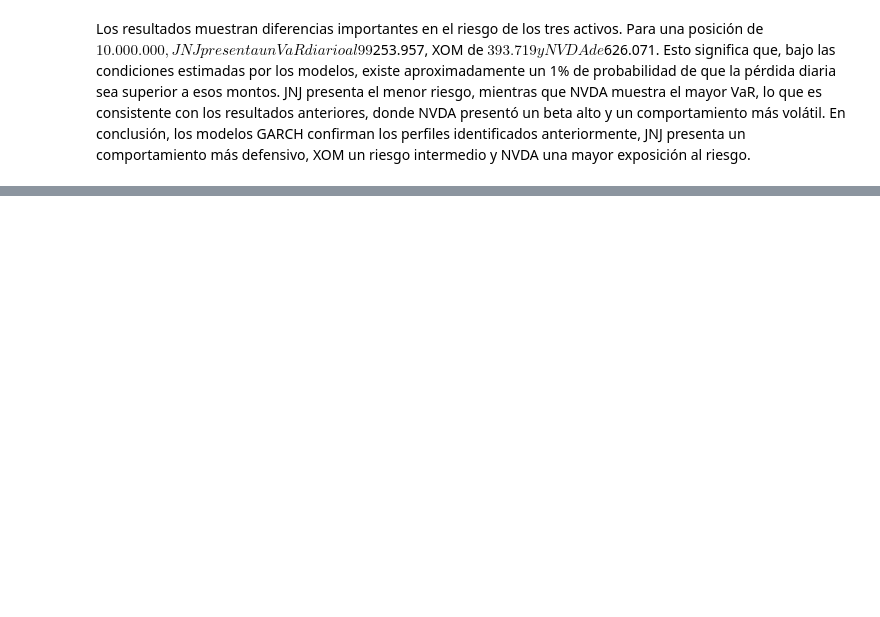
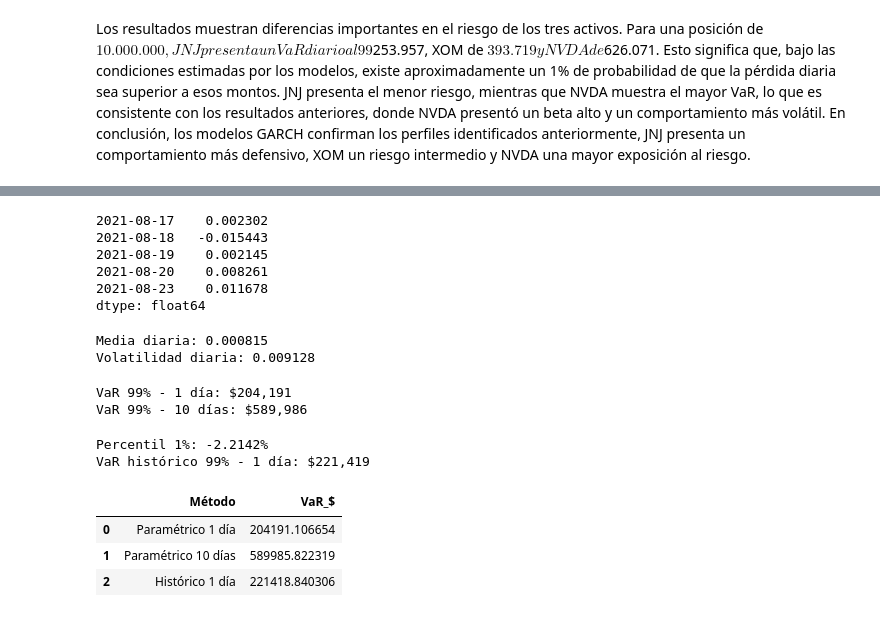
Before and after one commit to Antoniacifuentes/ds_finance_cifuentes, a Jupyter notebook: notebooks/hw7.ipynb, the cells around one changed output, grey strips where cells are left out. Cells and saved outputs as stored; diff of their text form; code cells hidden in the pictures; blank space fills up the shorter version.

```diff
--- a/notebooks/hw7.ipynb
+++ b/notebooks/hw7.ipynb
@@ -781,0 +784,79 @@ En conclusión, los modelos GARCH confirman los perfiles identificados anteriorm
+# %%
+pesos = np.array([
+    0.677040,
+    0.227289,
+    0.095672
+])
+
+activos = ["JNJ", "XOM", "NVDA"]
+
+ret_portafolio = retornos[activos].dot(pesos)
+
+ret_portafolio.head()
+# %% [output]
+2021-08-17    0.002302
+2021-08-18   -0.015443
+2021-08-19    0.002145
+2021-08-20    0.008261
+2021-08-23    0.011678
+dtype: float64
+# %%
+mu_port = ret_portafolio.mean()
+sigma_port = ret_portafolio.std()
+
+print(f"Media diaria: {mu_port:.6f}")
+print(f"Volatilidad diaria: {sigma_port:.6f}")
+# %% [output]
+Media diaria: 0.000815
+Volatilidad diaria: 0.009128
+# %%
+from scipy.stats import norm
+
+posicion = 10_000_000
+z = norm.ppf(0.99)
+
+var_1d_pct = z * sigma_port - mu_port
+var_1d = posicion * var_1d_pct
+
+mu_10d = mu_port * 10
+sigma_10d = sigma_port * np.sqrt(10)
+
+var_10d_pct = z * sigma_10d - mu_10d
+var_10d = posicion * var_10d_pct
+
+print(f"VaR 99% - 1 día: ${var_1d:,.0f}")
+print(f"VaR 99% - 10 días: ${var_10d:,.0f}")
+# %% [output]
+VaR 99% - 1 día: $204,191
+VaR 99% - 10 días: $589,986
+# %%
+percentil_1 = np.percentile(ret_portafolio, 1)
+
+var_historico_pct = -percentil_1
+var_historico = posicion * var_historico_pct
+
+print(f"Percentil 1%: {percentil_1:.4%}")
+print(f"VaR histórico 99% - 1 día: ${var_historico:,.0f}")
+# %% [output]
+Percentil 1%: -2.2142%
+VaR histórico 99% - 1 día: $221,419
+# %%
+tabla_var_base = pd.DataFrame({
+    "Método": [
+        "Paramétrico 1 día",
+        "Paramétrico 10 días",
+        "Histórico 1 día"
+    ],
+    "VaR_$": [
+        var_1d,
+        var_10d,
+        var_historico
+    ]
+})
+
+tabla_var_base
+# %% [output]
+|  | Método | VaR_$ |
+| 0 | Paramétrico 1 día | 204191.106654 |
+| 1 | Paramétrico 10 días | 589985.822319 |
+| 2 | Histórico 1 día | 221418.840306 |
```
Also changed, not shown: parts of 40 cells of this notebook.
